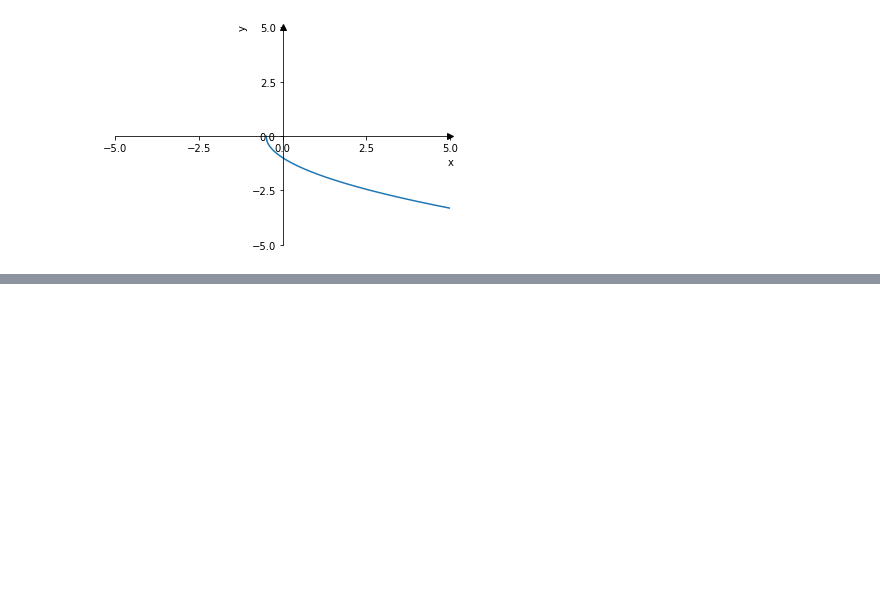
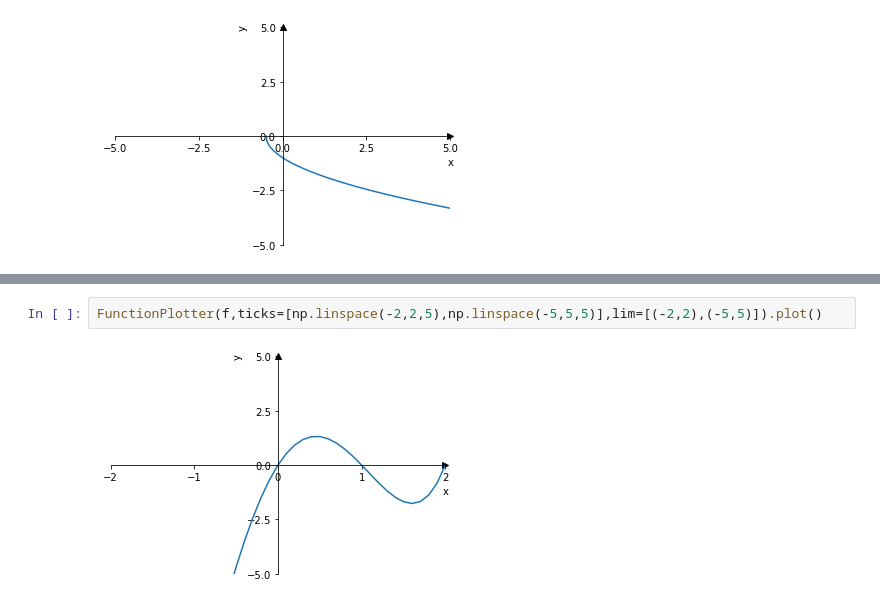
Before and after one commit to Zhurp2020/NLP-from-scratch, a Jupyter notebook: Thomas Calculus/Chapter 1 code.ipynb, the cells around one changed output, grey strips where cells are left out. Drawn from its saved outputs; the diff is of its cells as text; blank space fills up the shorter version.

```diff
--- a/Thomas Calculus/Chapter 1 code.ipynb
+++ b/Thomas Calculus/Chapter 1 code.ipynb
@@ -358,0 +416,4 @@ FunctionPlotter(f,3,np.linspace(-0.5,5,200)).plot()
+# %%
+FunctionPlotter(f,ticks=[np.linspace(-2,2,5),np.linspace(-5,5,5)],lim=[(-2,2),(-5,5)]).plot()
+# %% [output]
+[figure, added]
```
Also changed, not shown: parts of 13 cells of this notebook, 4 other files.
